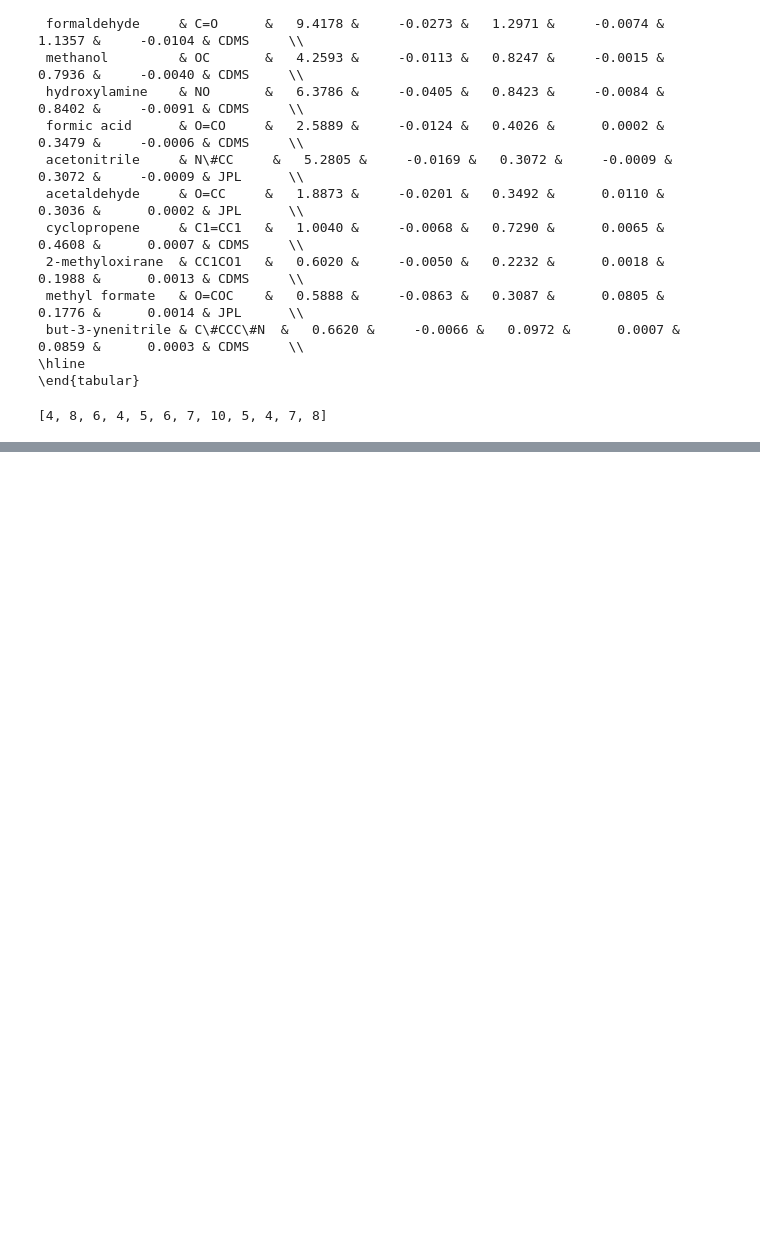
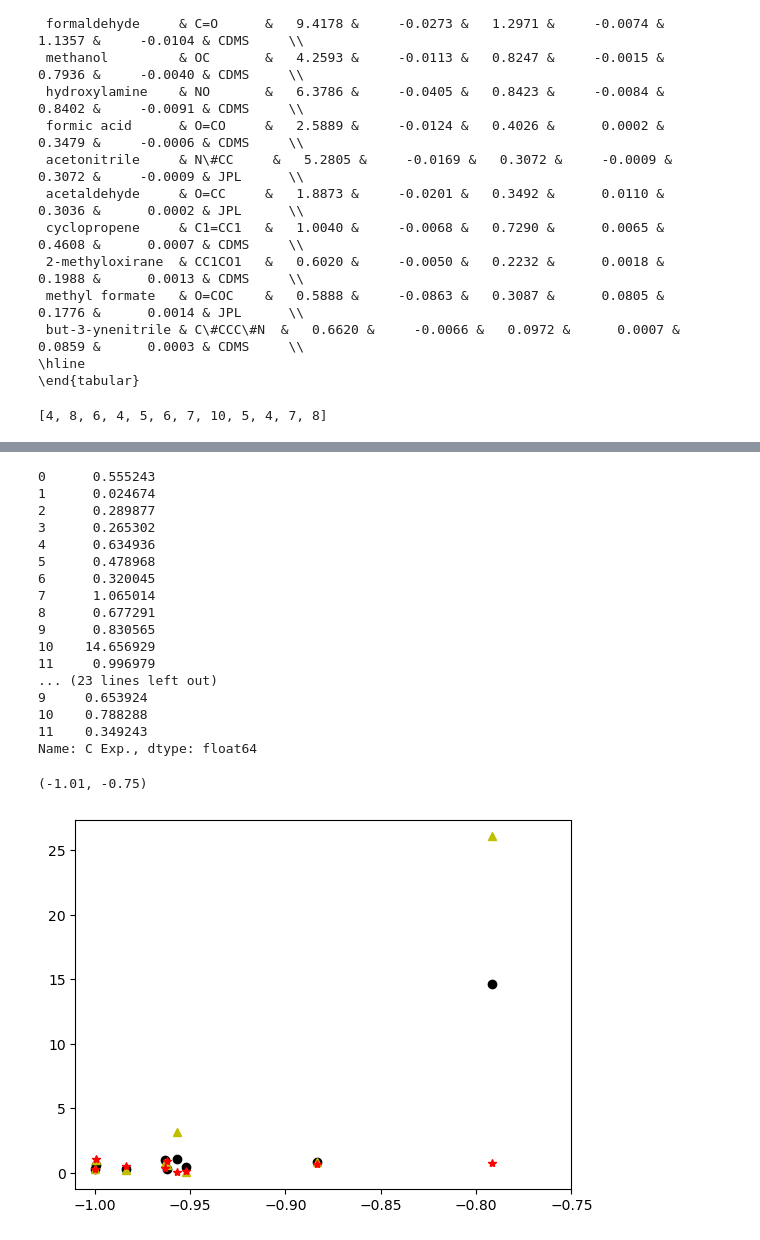
Before and after one commit to mpettyjo/4_BigData, a Jupyter notebook: Plots/CompareSplattoRotConts.ipynb, the cells around one changed output, grey strips where cells are left out. Cells and saved outputs as stored; diff of their text form; code cells hidden in the pictures; blank space fills up the shorter version.

```diff
--- a/Plots/CompareSplattoRotConts.ipynb
+++ b/Plots/CompareSplattoRotConts.ipynb
@@ -134,9 +137,9 @@ plt.show()
 # %% [markdown]
 # Compare Rotational Constants
 # %%
-data_compare = pd.read_csv('/Users/mpettyjo/Documents/Research/4_BigData/rot_const_compare_obs.csv')
-data_all = pd.read_csv('/Users/mpettyjo/Documents/Research/4_BigData/B971_def2TZVPD_DataFile1_GroundState.csv')
-data_bio = pd.read_csv('/Users/mpettyjo/Documents/Research/4_BigData/biosig_CHNOPS.csv')
+data_compare = pd.read_csv('/Users/z5380625/Documents/Research/4_BigData/rot_const_compare_obs.csv')
+data_all = pd.read_csv('/Users/z5380625/Documents/Research/4_BigData/B971_def2TZVPD_DataFile1_GroundState.csv')
+data_bio = pd.read_csv('/Users/z5380625/Documents/Research/4_BigData/biosig_CHNOPS.csv')
 # %%
 data_bio.columns
 # %% [output]
@@ -176,8 +179,8 @@ for formula in formula_id_list:
 
 
     print(nH_atoms)
-    diffs_A.append(float(A_obs-A_comp))
-    diffs_B.append(float(B_obs-B_comp))
-    diffs_C.append(float(C_obs-C_comp))
+    diffs_A.append(np.abs(float(A_obs-A_comp)/A_obs)*100)
+    diffs_B.append(np.abs(float(B_obs-B_comp)/B_obs)*100)
+    diffs_C.append(np.abs(float(C_obs-C_comp)/C_obs)*100)
 print(len(diffs_A))
 # %% [output]
@@ -394,0 +388,4 @@ print(num_atoms_list)
+# %%
+data_compare = pd.read_csv('/Users/z5380625/Documents/Research/4_BigData/rot_const_compare_obs.csv')
+data_all = pd.read_csv('/Users/z5380625/Documents/Research/4_BigData/B971_def2TZVPD_DataFile1_GroundState.csv')
+data_bio = pd.read_csv('/Users/z5380625/Documents/Research/4_BigData/biosig_CHNOPS.csv')
@@ -394,0 +408,11 @@ print(num_atoms_list)
+# %%
+SMILES_list = data_compare['SMILES'].values
+k_list = []
+for SMILES in SMILES_list:
+    A = data_all[data_all['SMILES']==SMILES]['A [cm-1]'].values[0]
+    B = data_all[data_all['SMILES']==SMILES]['B [cm-1]'].values[0]
+    C = data_all[data_all['SMILES']==SMILES]['C [cm-1]'].values[0]
+    k = (2*B-A-C)/(A-C)
+    k_list.append(k)
+
+data_compare['rays_asymm'] = k_list
@@ -394,0 +435,34 @@ print(num_atoms_list)
+# %%
+perc_error_A = np.abs(data_compare['A Exp.-Calc'].values/data_compare['A Exp.'])*100
+print(perc_error_A)
+plt.plot(k_list,perc_error_A,'ko')
+
+perc_error_B = np.abs(data_compare['B Exp.-Calc'].values/data_compare['B Exp.'])*100
+print(perc_error_B)
+plt.plot(k_list,perc_error_B,'y^')
+
+perc_error_C = np.abs(data_compare['C Exp.-Calc'].values/data_compare['C Exp.'])*100
+print(perc_error_C)
+plt.plot(k_list,perc_error_C,'r*')
+
+plt.xlim(-1.01,-0.75)
+# %% [output]
+0      0.555243
+1      0.024674
+2      0.289877
+3      0.265302
+4      0.634936
+5      0.478968
+6      0.320045
+7      1.065014
+8      0.677291
+9      0.830565
+10    14.656929
+11     0.996979
+... (23 lines left out)
+9     0.653924
+10    0.788288
+11    0.349243
+Name: C Exp., dtype: float64
+(-1.01, -0.75)
+[figure, added]
```
Also changed, not shown: parts of 11 cells of this notebook.
